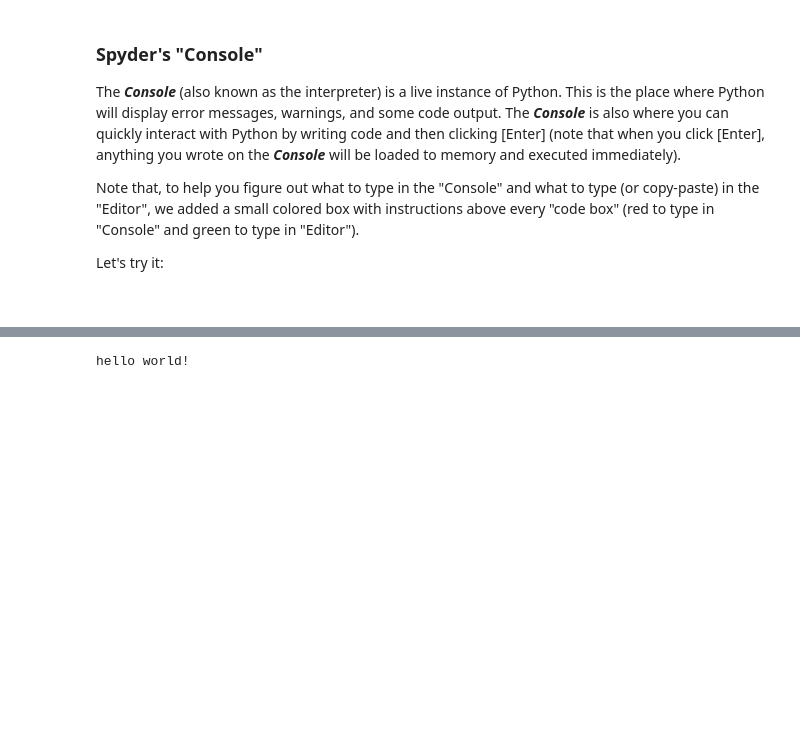
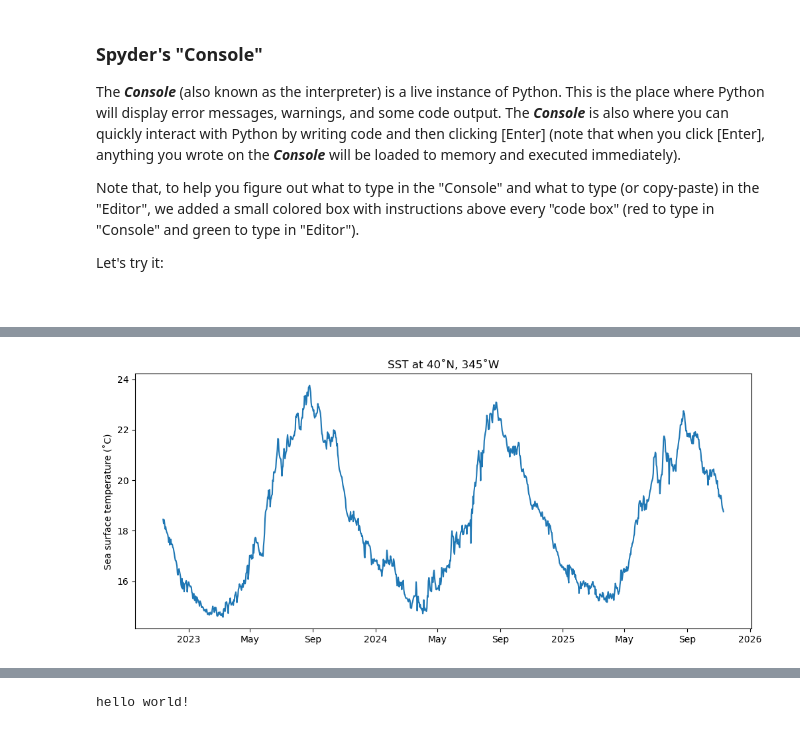
Before and after one commit to alaurent101/WYTEC2_Python_Workshop, a Jupyter notebook: WYTEC2_PythonTutorial.ipynb, the cells around one changed output, grey strips where cells are left out. Cells and saved outputs as stored; diff of their text form; code cells hidden in the pictures; blank space fills up the shorter version.

```diff
--- a/WYTEC2_PythonTutorial.ipynb
+++ b/WYTEC2_PythonTutorial.ipynb
@@ -116,0 +181,13 @@ Let's try it:
+# %%
+import xarray as xr
+
+ds1 = xr.open_dataset(f"./data/sst_{lat}_{lon}.nc",decode_cf=True)
+
+fig = plt.figure(figsize=(12,5))
+ds1.analysed_sst.plot()
+plt.xlabel('')
+plt.ylabel('Sea surface temperature (˚C)')
+plt.title(f'SST at {lat}˚N, {lon}˚W')
+plt.show()
+# %% [output]
+[figure, added]
```
Also changed, not shown: parts of 19 cells of this notebook, 35 other files.
